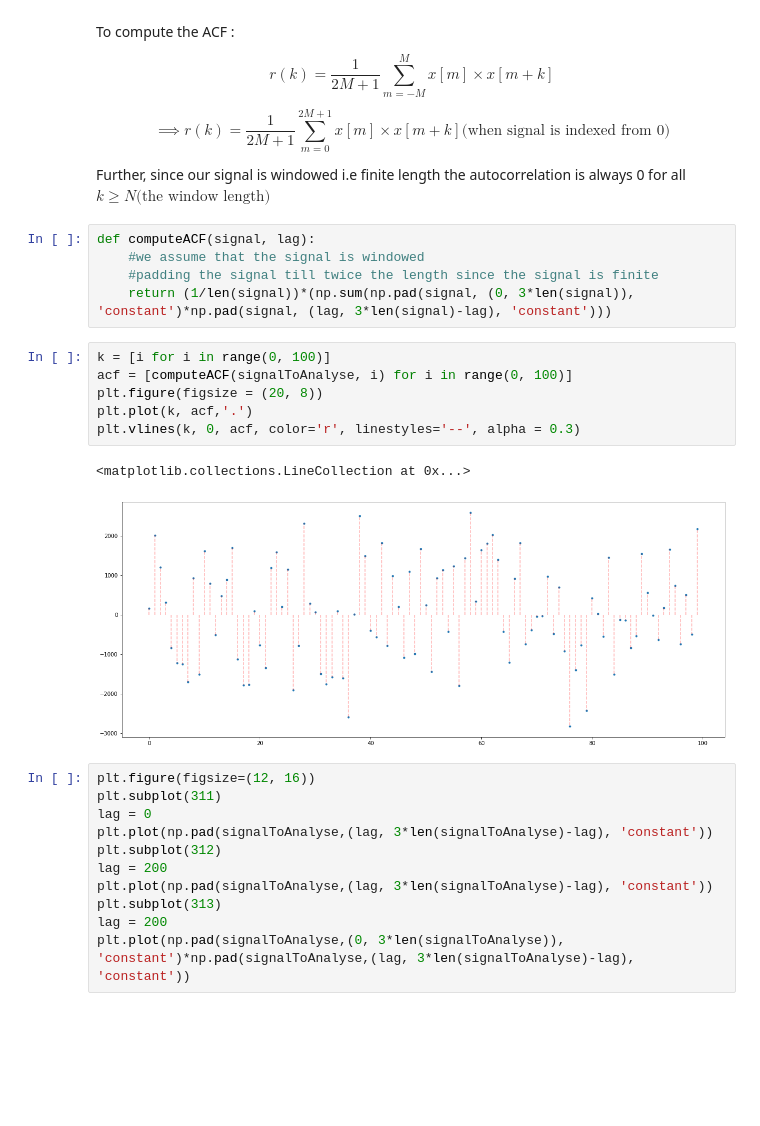
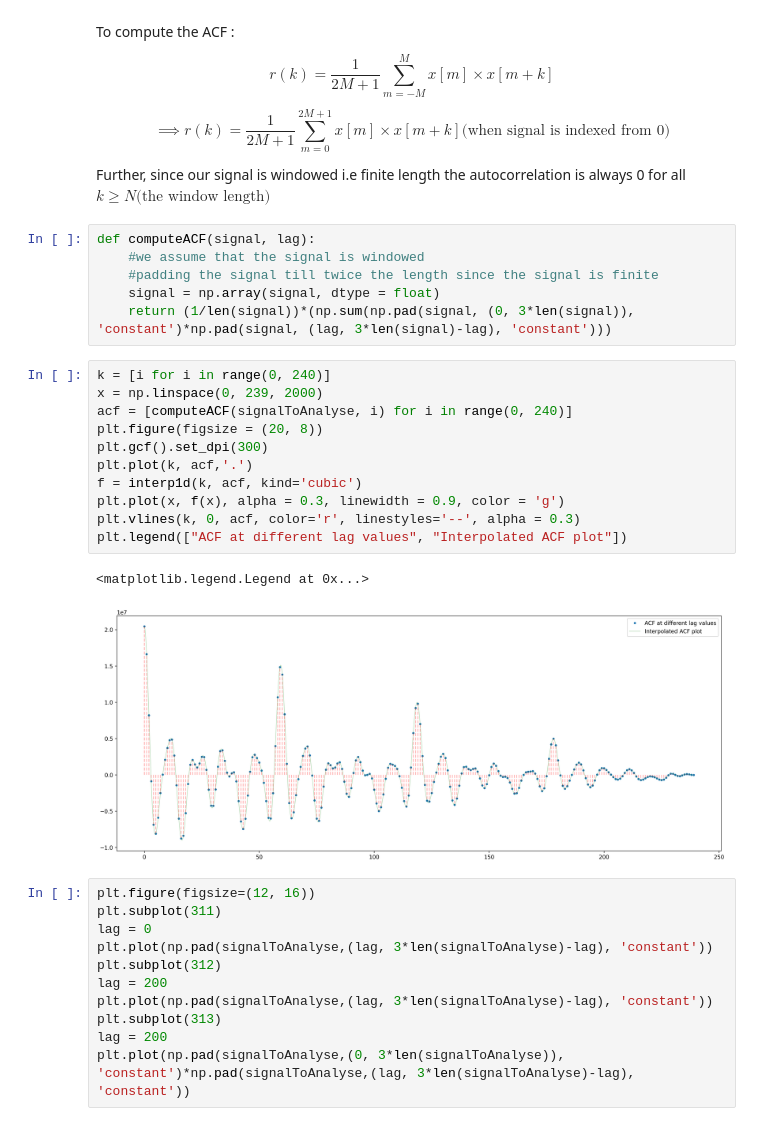
Before and after one commit to Rohit01-zoey/EE679, a Jupyter notebook: CompAssg2/Code.ipynb, the cells around one changed output. Drawn from its saved outputs; the diff is of its cells as text; blank space fills up the shorter version.

```diff
--- a/CompAssg2/Code.ipynb
+++ b/CompAssg2/Code.ipynb
@@ -71,16 +72,22 @@ Further, since our signal is windowed i.e finite length the autocorrelation is a
 def computeACF(signal, lag):
     #we assume that the signal is windowed
     #padding the signal till twice the length since the signal is finite
+    signal = np.array(signal, dtype = float)
     return (1/len(signal))*(np.sum(np.pad(signal, (0, 3*len(signal)), 'constant')*np.pad(signal, (lag, 3*len(signal)-lag), 'constant')))
 # %%
-k = [i for i in range(0, 100)]
-acf = [computeACF(signalToAnalyse, i) for i in range(0, 100)]
+k = [i for i in range(0, 240)]
+x = np.linspace(0, 239, 2000)
+acf = [computeACF(signalToAnalyse, i) for i in range(0, 240)]
 plt.figure(figsize = (20, 8))
+plt.gcf().set_dpi(300)
 plt.plot(k, acf,'.')
+f = interp1d(k, acf, kind='cubic')
+plt.plot(x, f(x), alpha = 0.3, linewidth = 0.9, color = 'g')
 plt.vlines(k, 0, acf, color='r', linestyles='--', alpha = 0.3)
+plt.legend(["ACF at different lag values", "Interpolated ACF plot"])
 # %% [output]
-<matplotlib.collections.LineCollection at 0x...>
+<matplotlib.legend.Legend at 0x...>
-[figure, old version]
+[figure, new version]
 # %%
 plt.figure(figsize=(12, 16))
 plt.subplot(311)
```
Also changed, not shown: parts of 11 cells of this notebook.
